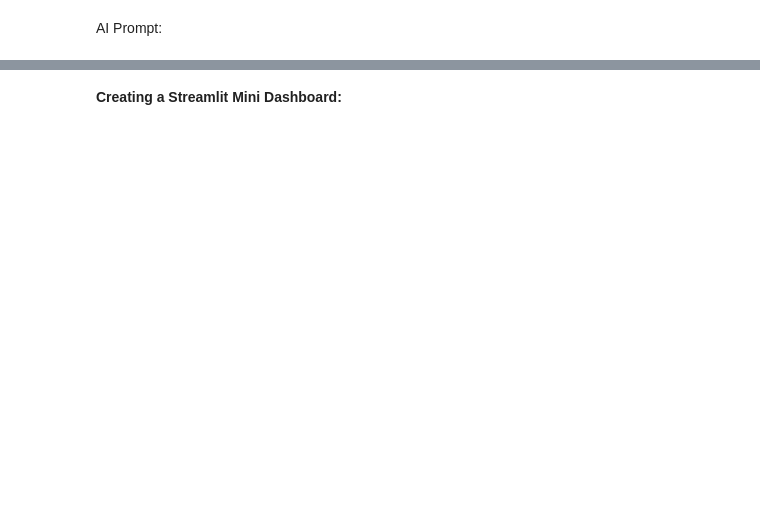
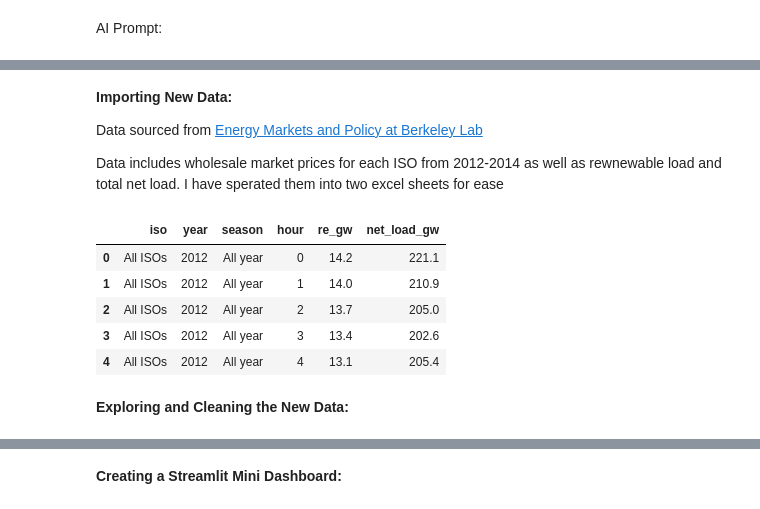
Before and after one commit to ellenwang995/final_project, a Jupyter notebook: PythonFinalAssignment_Draft.ipynb, the cells around one changed output, grey strips where cells are left out. Drawn from its saved outputs; the diff is of its cells as text; code cells hidden in the pictures; blank space fills up the shorter version.

```diff
--- a/PythonFinalAssignment_Draft.ipynb
+++ b/PythonFinalAssignment_Draft.ipynb
@@ -261,0 +226,22 @@ plt.gca().spines[['top', 'right',]].set_visible(False)
+# %% [markdown]
+**Importing New Data:**
+
+Data sourced from [Energy Markets and Policy at Berkeley Lab](https://emp.lbl.gov/renewables-and-wholesale-electricity-prices-rewep)
+
+Data includes wholesale market prices for each ISO from 2012-2014 as well as rewnewable load and total net load. I have sperated them into two excel sheets for ease
+# %%
+#importing new data
+ISOprice_df = pd.read_excel("/content/ISOprice.xlsx")
+ISOprice_df.head()
+
+load_df = pd.read_excel("/content/RE_load.xlsx")
+load_df.head()
+# %% [output]
+|  | iso | year | season | hour | re_gw | net_load_gw |
+| 0 | All ISOs | 2012 | All year | 0 | 14.2 | 221.1 |
+| 1 | All ISOs | 2012 | All year | 1 | 14.0 | 210.9 |
+| 2 | All ISOs | 2012 | All year | 2 | 13.7 | 205.0 |
+| 3 | All ISOs | 2012 | All year | 3 | 13.4 | 202.6 |
+| 4 | All ISOs | 2012 | All year | 4 | 13.1 | 205.4 |
+# %% [markdown]
+**Exploring and Cleaning the New Data:**
```
Also changed, not shown: parts of 12 cells of this notebook.
